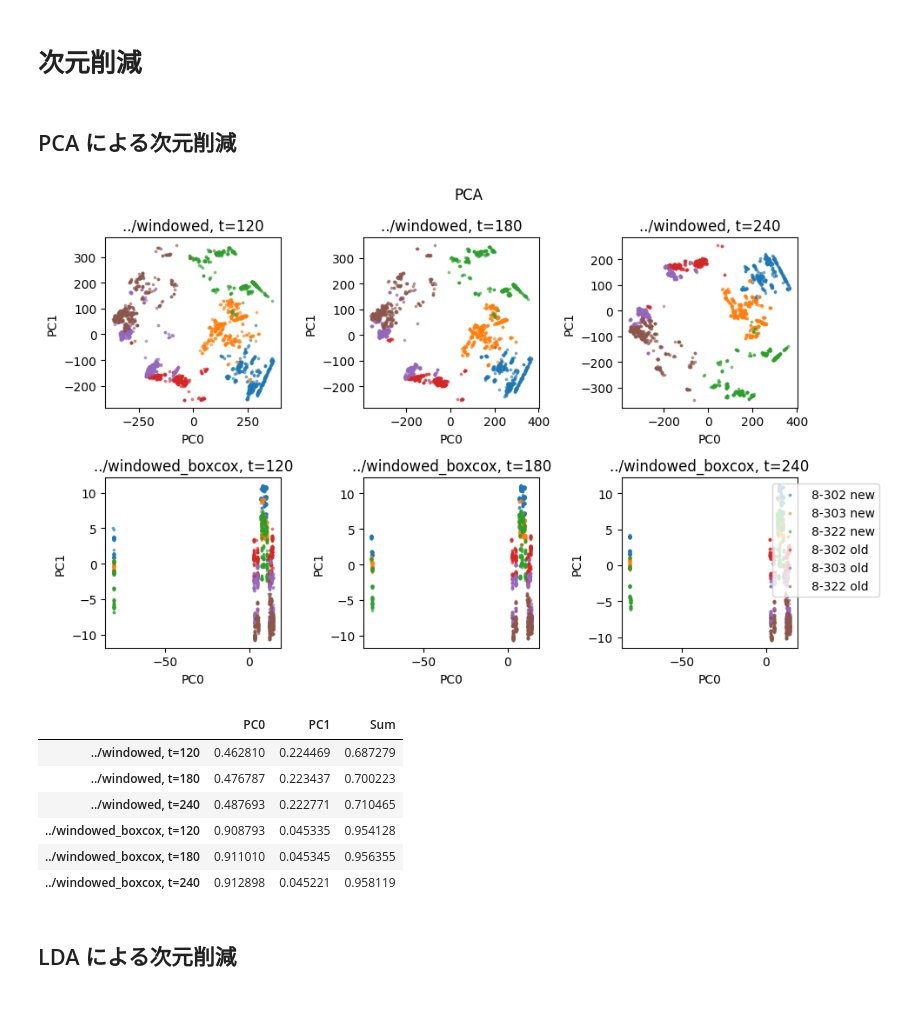
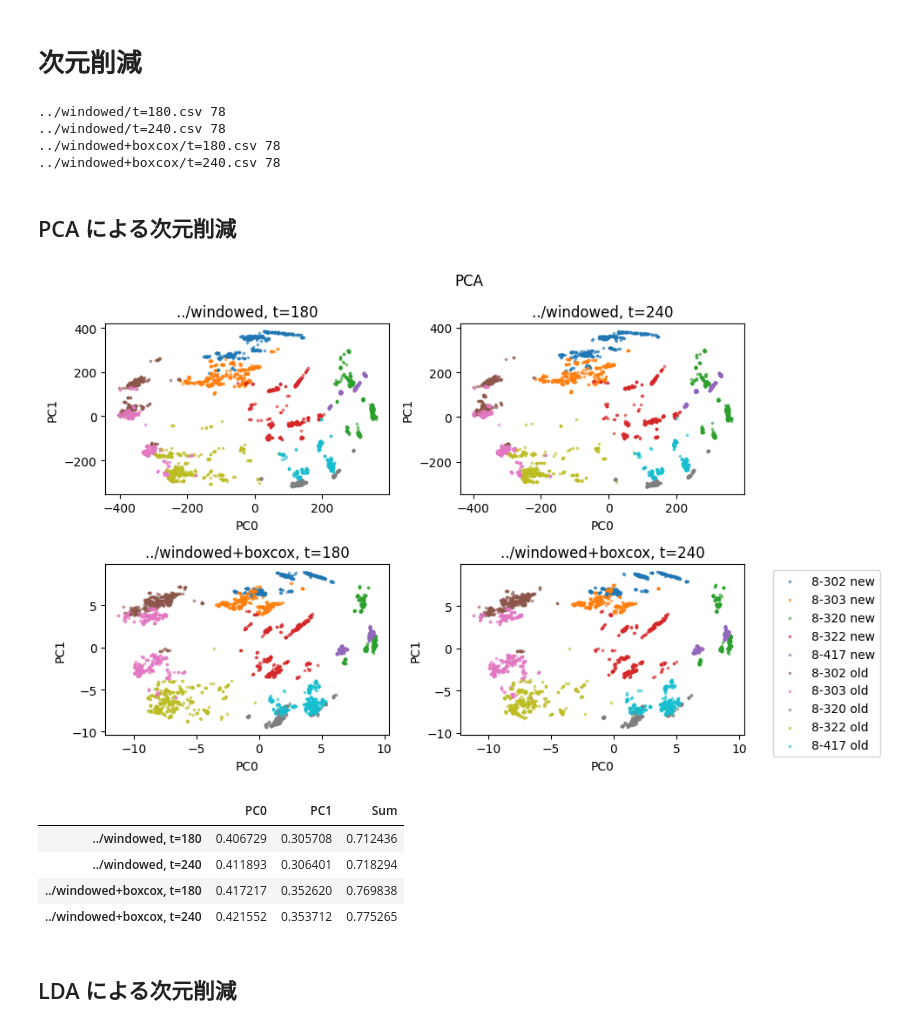
Before and after one commit to Ryos-K/aquatan-ble-classifier, a Jupyter notebook: v1/analysis/dimensinality_reduction.ipynb, the cells around one changed output. Cells and saved outputs as stored; diff of their text form; code cells hidden in the pictures.

```diff
--- a/v1/analysis/dimensinality_reduction.ipynb
+++ b/v1/analysis/dimensinality_reduction.ipynb
@@ -8,11 +8,23 @@ import pandas as pd
 import matplotlib.pyplot as plt
 # %%
 # 対象データの設定
-DIRECTORIES = ["../windowed", "../windowed_boxcox"]
-TIME_WINDOWS = [120, 180, 240]
-N_SAMPLES = 80
+DIRECTORIES = ["../windowed", "../windowed+boxcox"]
+TIME_WINDOWS = [180, 240]
+N_SAMPLES = 75
 BLE_IDS_NEW = [15070, 15158, 15159, 15160, 15161]
 BLE_IDS_OLD = [15153, 15155, 15162, 15163, 15164]
+# %%
+# 対象データのデータ数の確認
+for directory in DIRECTORIES:
+    for time_window in TIME_WINDOWS:
+        df = pd.read_csv(f"{directory}/t={time_window}.csv")
+        cnt = df.groupby(["label", "ble_id"]).size().min()
+        print(f"{directory}/t={time_window}.csv", cnt)
+# %% [output]
+../windowed/t=180.csv 78
+../windowed/t=240.csv 78
+../windowed+boxcox/t=180.csv 78
+../windowed+boxcox/t=240.csv 78
 # %% [markdown]
 ## PCA による次元削減
 # %%
@@ -29,48 +41,46 @@ for i, directory in enumerate(DIRECTORIES):
         df = df.groupby(["label", "ble_id"]).sample(n=N_SAMPLES, random_state=0)
 
         pca = skd.PCA(n_components=2)
-        pca.fit(df.drop("label", axis=1))
+        pca.fit(df.drop(["label", "ble_id"], axis=1))
 
         dfs = {
             "new": df[df["ble_id"].isin(BLE_IDS_NEW)],
             "old": df[df["ble_id"].isin(BLE_IDS_OLD)],
         }
 
         for ble_id_type, typed_df in dfs.items():
             for label, df in typed_df.groupby("label"):
                 ax[i][j].scatter(
-                    pca.transform(df.drop("label", axis=1))[:, 0],
-                    pca.transform(df.drop("label", axis=1))[:, 1],
+                    pca.transform(df.drop(["label", "ble_id"], axis=1))[:, 0],
+                    pca.transform(df.drop(["label", "ble_id"], axis=1))[:, 1],
                     label=f"{label} {ble_id_type}",
                     alpha=0.5,
                     s=3
                 )
 
         ax[i][j].set_title(f"{directory}, t={time_window}")
         ax[i][j].set_xlabel("PC0")
         ax[i][j].set_ylabel("PC1")
 
         # 寄与率の保存
         df_explained_variance_ratio[f"{directory}, t={time_window}"] = {
             "PC0": pca.explained_variance_ratio_[0],
             "PC1": pca.explained_variance_ratio_[1],
             "Sum": pca.explained_variance_ratio_.sum()
         }
 
 ax[-1][-1].legend(loc="upper right", bbox_to_anchor=(1.5, 1.0))
 plt.tight_layout()
 plt.show()
 
 display(df_explained_variance_ratio.T)
 # %% [output]
-[figure, old version]
+[figure, new version]
 |  | PC0 | PC1 | Sum |
-| ../windowed, t=120 | 0.462810 | 0.224469 | 0.687279 |
-| ../windowed, t=180 | 0.476787 | 0.223437 | 0.700223 |
-| ../windowed, t=240 | 0.487693 | 0.222771 | 0.710465 |
-| ../windowed_boxcox, t=120 | 0.908793 | 0.045335 | 0.954128 |
-| ../windowed_boxcox, t=180 | 0.911010 | 0.045345 | 0.956355 |
-| ../windowed_boxcox, t=240 | 0.912898 | 0.045221 | 0.958119 |
+| ../windowed, t=180 | 0.406729 | 0.305708 | 0.712436 |
+| ../windowed, t=240 | 0.411893 | 0.306401 | 0.718294 |
+| ../windowed+boxcox, t=180 | 0.417217 | 0.352620 | 0.769838 |
+| ../windowed+boxcox, t=240 | 0.421552 | 0.353712 | 0.775265 |
 # %% [markdown]
 ## LDA による次元削減
 # %%
```
Also changed, not shown: parts of 1 cell of this notebook, 37 other files.
